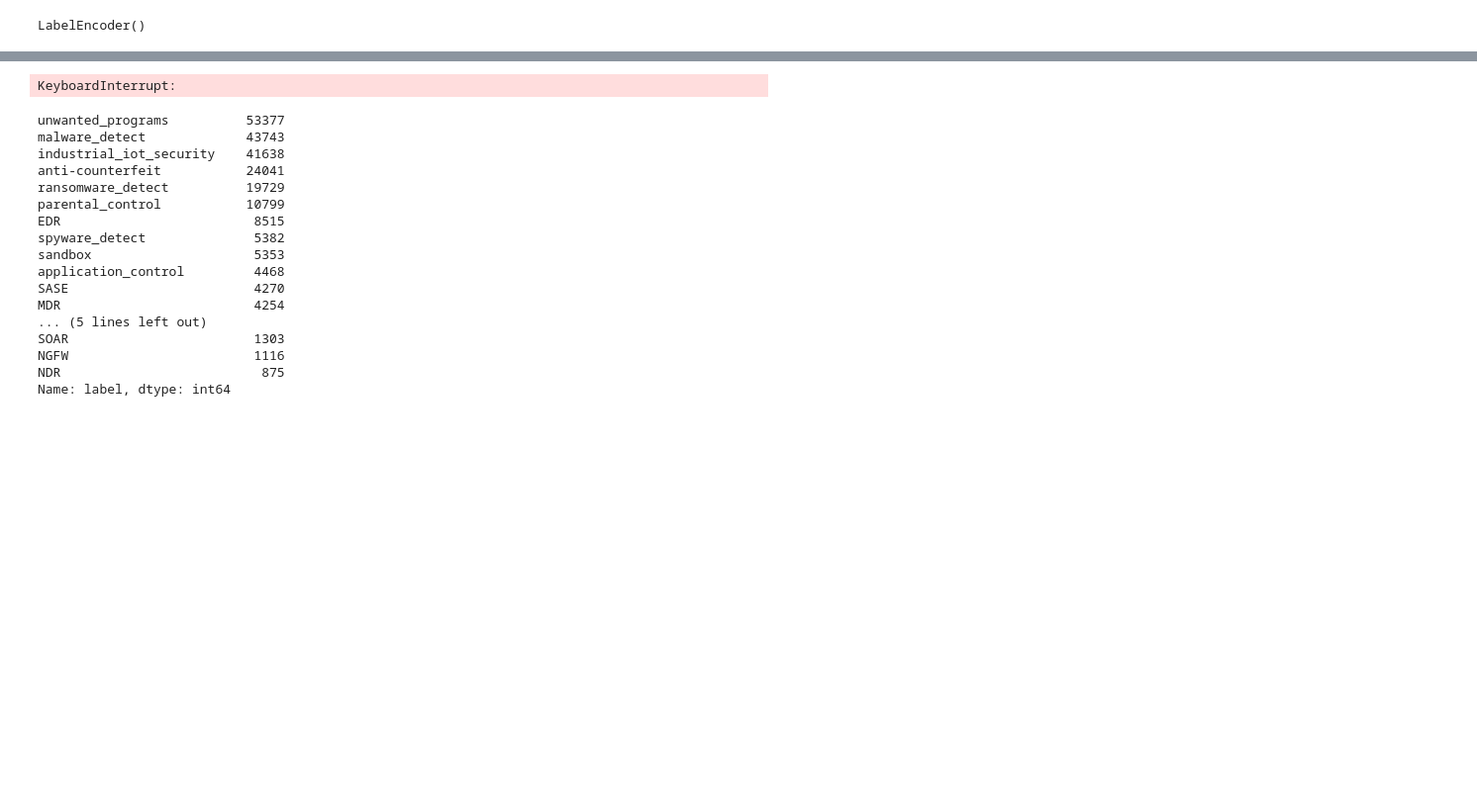
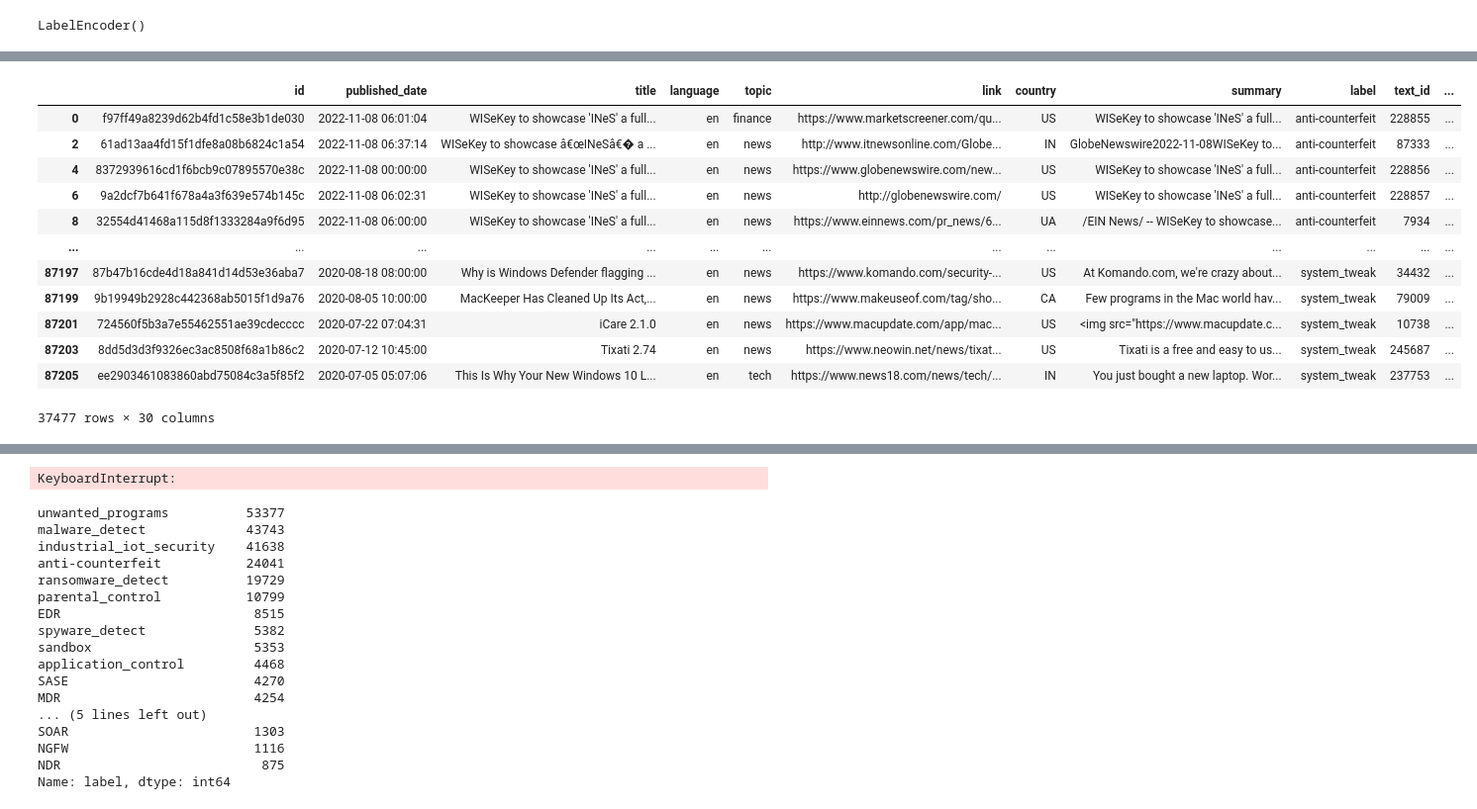
Before and after one commit to dmitrykhrabroff/test, a Jupyter notebook: notebooks/EDA.ipynb, the cells around one changed output, grey strips where cells are left out. Shown at 99% size. Drawn from its saved outputs; the diff is of its cells as text; code cells hidden in the pictures; blank space fills up the shorter version.

```diff
--- a/notebooks/EDA.ipynb
+++ b/notebooks/EDA.ipynb
@@ -234,0 +256,16 @@ pd.concat([clean_df, pd.get_dummies(clean_df.label)], axis = 1)
+# %%
+clean_df.merge(dd, on = 'text_id').drop_duplicates('text_id')
+# %% [output]
+|  | id | published_date | title | language | topic | link | country | summary | label | text_id | ... |
+| 0 | f97ff49a8239d62b4fd1c58e3b1de030 | 2022-11-08 06:01:04 | WISeKey to showcase 'INeS' a full... | en | finance | https://www.marketscreener.com/qu... | US | WISeKey to showcase 'INeS' a full... | anti-counterfeit | 228855 | ... |
+| 2 | 61ad13aa4fd15f1dfe8a08b6824c1a54 | 2022-11-08 06:37:14 | WISeKey to showcase â€œINeSâ€� a ... | en | news | http://www.itnewsonline.com/Globe... | IN | GlobeNewswire2022-11-08WISeKey to... | anti-counterfeit | 87333 | ... |
+| 4 | 8372939616cd1f6bcb9c07895570e38c | 2022-11-08 00:00:00 | WISeKey to showcase 'INeS' a full... | en | news | https://www.globenewswire.com/new... | US | WISeKey to showcase 'INeS' a full... | anti-counterfeit | 228856 | ... |
+| 6 | 9a2dcf7b641f678a4a3f639e574b145c | 2022-11-08 06:02:31 | WISeKey to showcase 'INeS' a full... | en | news | http://globenewswire.com/ | US | WISeKey to showcase 'INeS' a full... | anti-counterfeit | 228857 | ... |
+| 8 | 32554d41468a115d8f1333284a9f6d95 | 2022-11-08 06:00:00 | WISeKey to showcase 'INeS' a full... | en | news | https://www.einnews.com/pr_news/6... | UA | /EIN News/ -- WISeKey to showcase... | anti-counterfeit | 7934 | ... |
+| ... | ... | ... | ... | ... | ... | ... | ... | ... | ... | ... | ... |
+| 87197 | 87b47b16cde4d18a841d14d53e36aba7 | 2020-08-18 08:00:00 | Why is Windows Defender flagging ... | en | news | https://www.komando.com/security-... | US | At Komando.com, we're crazy about... | system_tweak | 34432 | ... |
+| 87199 | 9b19949b2928c442368ab5015f1d9a76 | 2020-08-05 10:00:00 | MacKeeper Has Cleaned Up Its Act,... | en | news | https://www.makeuseof.com/tag/sho... | CA | Few programs in the Mac world hav... | system_tweak | 79009 | ... |
+| 87201 | 724560f5b3a7e55462551ae39cdecccc | 2020-07-22 07:04:31 | iCare 2.1.0 | en | news | https://www.macupdate.com/app/mac... | US | <img src="https://www.macupdate.c... | system_tweak | 10738 | ... |
+| 87203 | 8dd5d3d3f9326ec3ac8508f68a1b86c2 | 2020-07-12 10:45:00 | Tixati 2.74 | en | news | https://www.neowin.net/news/tixat... | US | ﻿ Tixati is a free and easy to us... | system_tweak | 245687 | ... |
+| 87205 | ee2903461083860abd75084c3a5f85f2 | 2020-07-05 05:07:06 | This Is Why Your New Windows 10 L... | en | tech | https://www.news18.com/news/tech/... | IN | You just bought a new laptop. Wor... | system_tweak | 237753 | ... |
+37477 rows × 30 columns
```
Also changed, not shown: parts of 20 cells of this notebook, 5 other files.
